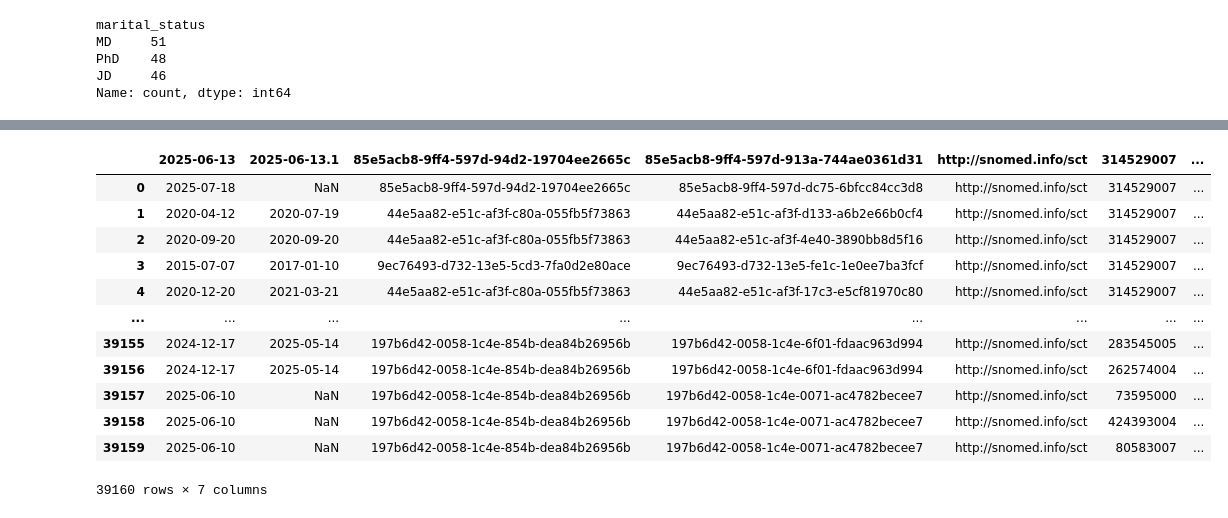
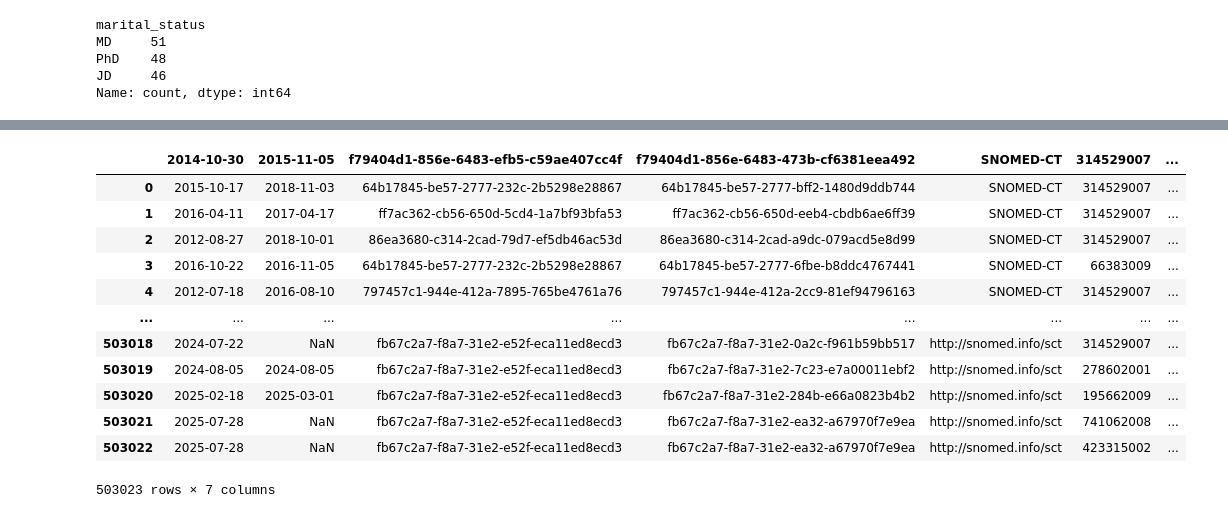
Before and after one commit to NathanPimenta/Synthea-Based-Hospital-Dashboard, a Jupyter notebook: etl_pipeline/ETL.ipynb, the cells around one changed output, grey strips where cells are left out. Drawn from its saved outputs; the diff is of its cells as text; code cells hidden in the pictures.

```diff
--- a/etl_pipeline/ETL.ipynb
+++ b/etl_pipeline/ETL.ipynb
@@ -174,17 +173,17 @@ data[data['uuid'] == "7c74cbbf-caf7-3923-add7-b2f9343df1b7"]
 # %%
-data2 = pd.read_csv('../Datasets/conditions.csv')
+data2 = pd.read_csv('../Datasets/csv/conditions.csv')
 data2
 # %% [output]
-|  | 2025-06-13 | 2025-06-13.1 | 85e5acb8-9ff4-597d-94d2-19704ee2665c | 85e5acb8-9ff4-597d-913a-744ae0361d31 | http://snomed.info/sct | 314529007 | ... |
-| 0 | 2025-07-18 | NaN | 85e5acb8-9ff4-597d-94d2-19704ee2665c | 85e5acb8-9ff4-597d-dc75-6bfcc84cc3d8 | http://snomed.info/sct | 314529007 | ... |
-| 1 | 2020-04-12 | 2020-07-19 | 44e5aa82-e51c-af3f-c80a-055fb5f73863 | 44e5aa82-e51c-af3f-d133-a6b2e66b0cf4 | http://snomed.info/sct | 314529007 | ... |
-| 2 | 2020-09-20 | 2020-09-20 | 44e5aa82-e51c-af3f-c80a-055fb5f73863 | 44e5aa82-e51c-af3f-4e40-3890bb8d5f16 | http://snomed.info/sct | 314529007 | ... |
-| 3 | 2015-07-07 | 2017-01-10 | 9ec76493-d732-13e5-5cd3-7fa0d2e80ace | 9ec76493-d732-13e5-fe1c-1e0ee7ba3fcf | http://snomed.info/sct | 314529007 | ... |
-| 4 | 2020-12-20 | 2021-03-21 | 44e5aa82-e51c-af3f-c80a-055fb5f73863 | 44e5aa82-e51c-af3f-17c3-e5cf81970c80 | http://snomed.info/sct | 314529007 | ... |
+|  | 2014-10-30 | 2015-11-05 | f79404d1-856e-6483-efb5-c59ae407cc4f | f79404d1-856e-6483-473b-cf6381eea492 | SNOMED-CT | 314529007 | ... |
+| 0 | 2015-10-17 | 2018-11-03 | 64b17845-be57-2777-232c-2b5298e28867 | 64b17845-be57-2777-bff2-1480d9ddb744 | SNOMED-CT | 314529007 | ... |
+| 1 | 2016-04-11 | 2017-04-17 | ff7ac362-cb56-650d-5cd4-1a7bf93bfa53 | ff7ac362-cb56-650d-eeb4-cbdb6ae6ff39 | SNOMED-CT | 314529007 | ... |
+| 2 | 2012-08-27 | 2018-10-01 | 86ea3680-c314-2cad-79d7-ef5db46ac53d | 86ea3680-c314-2cad-a9dc-079acd5e8d99 | SNOMED-CT | 314529007 | ... |
+| 3 | 2016-10-22 | 2016-11-05 | 64b17845-be57-2777-232c-2b5298e28867 | 64b17845-be57-2777-6fbe-b8ddc4767441 | SNOMED-CT | 66383009 | ... |
+| 4 | 2012-07-18 | 2016-08-10 | 797457c1-944e-412a-7895-765be4761a76 | 797457c1-944e-412a-2cc9-81ef94796163 | SNOMED-CT | 314529007 | ... |
 | ... | ... | ... | ... | ... | ... | ... | ... |
-| 39155 | 2024-12-17 | 2025-05-14 | 197b6d42-0058-1c4e-854b-dea84b26956b | 197b6d42-0058-1c4e-6f01-fdaac963d994 | http://snomed.info/sct | 283545005 | ... |
-| 39156 | 2024-12-17 | 2025-05-14 | 197b6d42-0058-1c4e-854b-dea84b26956b | 197b6d42-0058-1c4e-6f01-fdaac963d994 | http://snomed.info/sct | 262574004 | ... |
-| 39157 | 2025-06-10 | NaN | 197b6d42-0058-1c4e-854b-dea84b26956b | 197b6d42-0058-1c4e-0071-ac4782becee7 | http://snomed.info/sct | 73595000 | ... |
-| 39158 | 2025-06-10 | NaN | 197b6d42-0058-1c4e-854b-dea84b26956b | 197b6d42-0058-1c4e-0071-ac4782becee7 | http://snomed.info/sct | 424393004 | ... |
-| 39159 | 2025-06-10 | NaN | 197b6d42-0058-1c4e-854b-dea84b26956b | 197b6d42-0058-1c4e-0071-ac4782becee7 | http://snomed.info/sct | 80583007 | ... |
+| 503018 | 2024-07-22 | NaN | fb67c2a7-f8a7-31e2-e52f-eca11ed8ecd3 | fb67c2a7-f8a7-31e2-0a2c-f961b59bb517 | http://snomed.info/sct | 314529007 | ... |
+| 503019 | 2024-08-05 | 2024-08-05 | fb67c2a7-f8a7-31e2-e52f-eca11ed8ecd3 | fb67c2a7-f8a7-31e2-7c23-e7a00011ebf2 | http://snomed.info/sct | 278602001 | ... |
+| 503020 | 2025-02-18 | 2025-03-01 | fb67c2a7-f8a7-31e2-e52f-eca11ed8ecd3 | fb67c2a7-f8a7-31e2-284b-e66a0823b4b2 | http://snomed.info/sct | 195662009 | ... |
+| 503021 | 2025-07-28 | NaN | fb67c2a7-f8a7-31e2-e52f-eca11ed8ecd3 | fb67c2a7-f8a7-31e2-ea32-a67970f7e9ea | http://snomed.info/sct | 741062008 | ... |
+| 503022 | 2025-07-28 | NaN | fb67c2a7-f8a7-31e2-e52f-eca11ed8ecd3 | fb67c2a7-f8a7-31e2-ea32-a67970f7e9ea | http://snomed.info/sct | 423315002 | ... |
-39160 rows × 7 columns
+503023 rows × 7 columns
```
Also changed, not shown: parts of 25 cells of this notebook, 3 other files.
